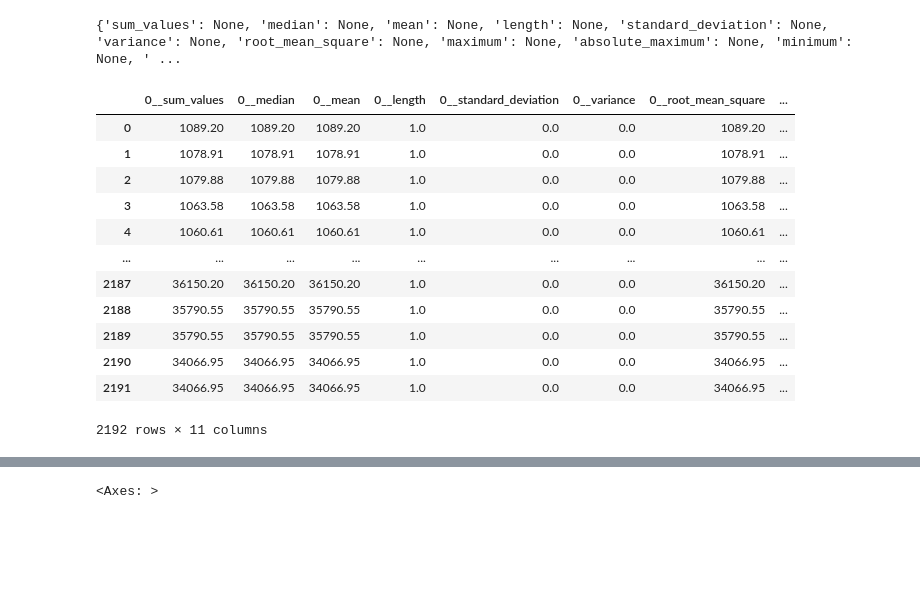
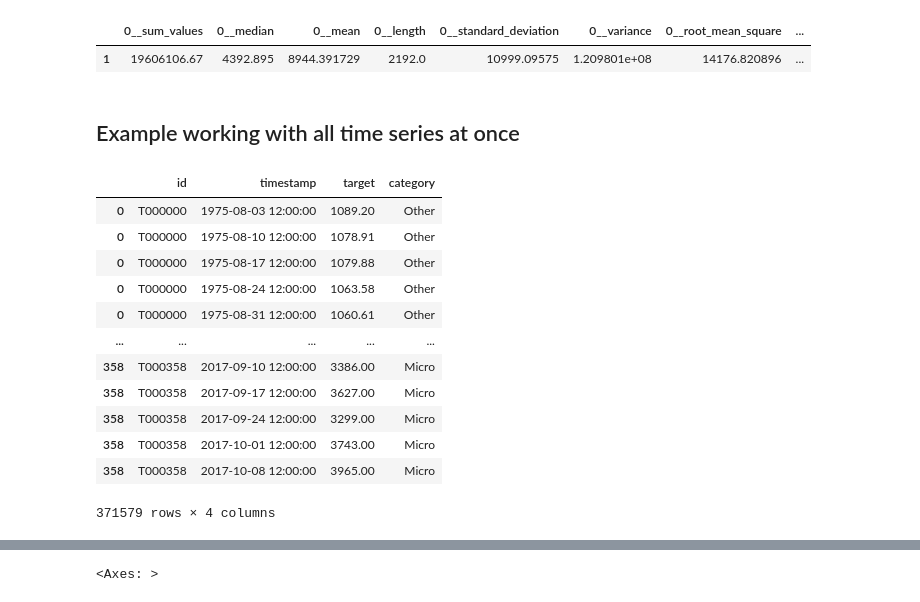
Before and after one commit to bipin-a/aidi-1100, a Jupyter notebook: Assignments/inclassdemoforecasting.ipynb, the cells around one changed output, grey strips where cells are left out. Saved outputs shown, nothing was run; the diff lists cells and outputs as text; code cells hidden in the pictures; blank space fills up the shorter version.

```diff
--- a/Assignments/inclassdemoforecasting.ipynb
+++ b/Assignments/inclassdemoforecasting.ipynb
@@ -1,3 +8,2 @@
 # %%
-from datasets import load_dataset
-dataset = load_dataset("autogluon/chronos_datasets", "m4_weekly")
+ds = load_dataset("autogluon/chronos_datasets", "m4_weekly",)
@@ -10,2 +12,7 @@ df =  dataset['train'].to_pandas()
+# %%
+def to_pandas(ds: datasets.Dataset) -> "pd.DataFrame":
+    """Convert dataset to long data frame format."""
+    sequence_columns = [col for col in ds.features if isinstance(ds.features[col], datasets.Sequence)]
+    return ds.to_pandas().explode(sequence_columns).infer_objects()
 # %%
 # You can train test split df here
@@ -67,5 +31 @@ features.update(additional)
-# %%
-features
-# %% [output]
-{'sum_values': None, 'median': None, 'mean': None, 'length': None, 'standard_deviation': None, 'variance': None, 'root_mean_square': None, 'maximum': None, 'absolute_maximum': None, 'minimum': None, ' ...
 # %%
@@ -80,16 +50,23 @@ for time_range in [30, 60, 180, ]:
-# %%
-extract_features(S, column_id="id", column_sort="index", default_fc_parameters=features)
-# %% [output]
-|  | 0__sum_values | 0__median | 0__mean | 0__length | 0__standard_deviation | 0__variance | 0__root_mean_square | ... |
-| 0 | 1089.20 | 1089.20 | 1089.20 | 1.0 | 0.0 | 0.0 | 1089.20 | ... |
-| 1 | 1078.91 | 1078.91 | 1078.91 | 1.0 | 0.0 | 0.0 | 1078.91 | ... |
-| 2 | 1079.88 | 1079.88 | 1079.88 | 1.0 | 0.0 | 0.0 | 1079.88 | ... |
-| 3 | 1063.58 | 1063.58 | 1063.58 | 1.0 | 0.0 | 0.0 | 1063.58 | ... |
-| 4 | 1060.61 | 1060.61 | 1060.61 | 1.0 | 0.0 | 0.0 | 1060.61 | ... |
-| ... | ... | ... | ... | ... | ... | ... | ... | ... |
-| 2187 | 36150.20 | 36150.20 | 36150.20 | 1.0 | 0.0 | 0.0 | 36150.20 | ... |
-| 2188 | 35790.55 | 35790.55 | 35790.55 | 1.0 | 0.0 | 0.0 | 35790.55 | ... |
-| 2189 | 35790.55 | 35790.55 | 35790.55 | 1.0 | 0.0 | 0.0 | 35790.55 | ... |
-| 2190 | 34066.95 | 34066.95 | 34066.95 | 1.0 | 0.0 | 0.0 | 34066.95 | ... |
-| 2191 | 34066.95 | 34066.95 | 34066.95 | 1.0 | 0.0 | 0.0 | 34066.95 | ... |
-2192 rows × 11 columns
+# %%
+result_for_1_time_range
+# %% [output]
+|  | 0__sum_values | 0__median | 0__mean | 0__length | 0__standard_deviation | 0__variance | 0__root_mean_square | ... |
+| 1 | 19606106.67 | 4392.895 | 8944.391729 | 2192.0 | 10999.09575 | 1.209801e+08 | 14176.820896 | ... |
+# %% [markdown]
+## Example working with all time series at once
+# %%
+pandas_ds
+# %% [output]
+|  | id | timestamp | target | category |
+| 0 | T000000 | 1975-08-03 12:00:00 | 1089.20 | Other |
+| 0 | T000000 | 1975-08-10 12:00:00 | 1078.91 | Other |
+| 0 | T000000 | 1975-08-17 12:00:00 | 1079.88 | Other |
+| 0 | T000000 | 1975-08-24 12:00:00 | 1063.58 | Other |
+| 0 | T000000 | 1975-08-31 12:00:00 | 1060.61 | Other |
+| ... | ... | ... | ... | ... |
+| 358 | T000358 | 2017-09-10 12:00:00 | 3386.00 | Micro |
+| 358 | T000358 | 2017-09-17 12:00:00 | 3627.00 | Micro |
+| 358 | T000358 | 2017-09-24 12:00:00 | 3299.00 | Micro |
+| 358 | T000358 | 2017-10-01 12:00:00 | 3743.00 | Micro |
+| 358 | T000358 | 2017-10-08 12:00:00 | 3965.00 | Micro |
+371579 rows × 4 columns
```
Also changed, not shown: parts of 20 cells of this notebook.
